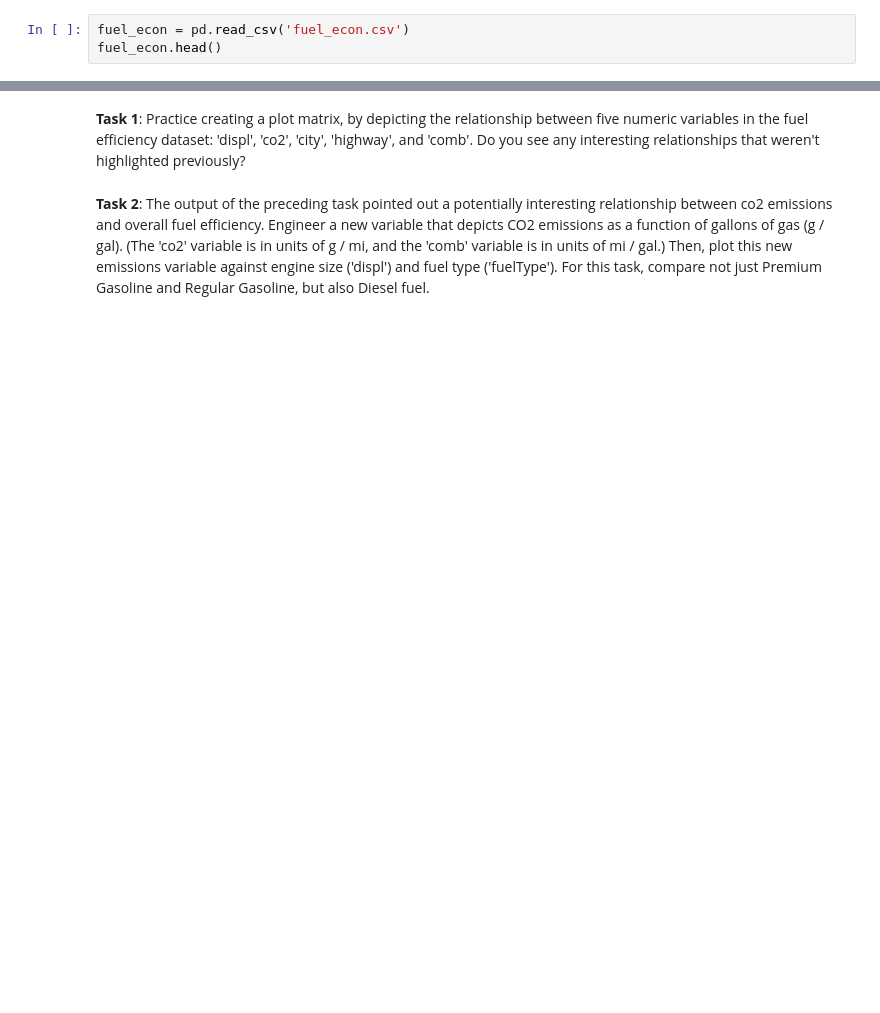
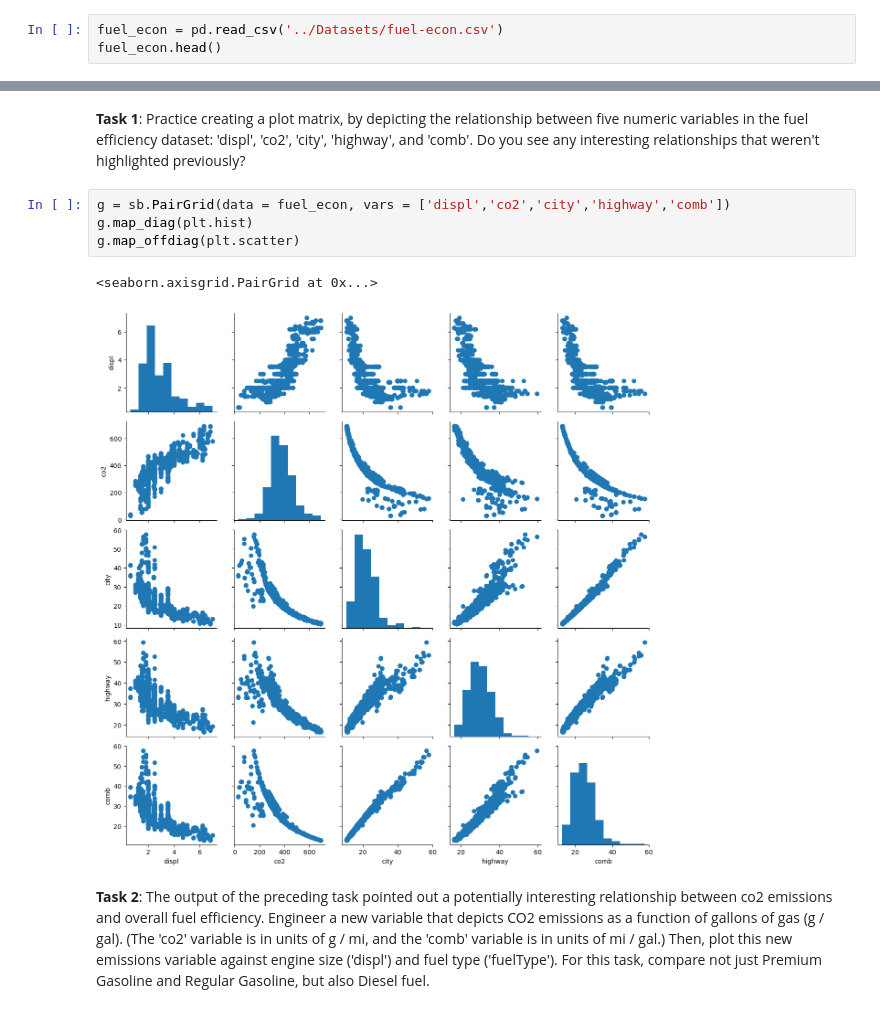
Before and after one commit to alyalsayed/AI-IEEE-CS23-ZSB, a Jupyter notebook: Task20/solution/13-2 Additional_Plot_Practice.ipynb, the cells around one changed output, grey strips where cells are left out. Drawn from its saved outputs; the diff is of its cells as text; blank space fills up the shorter version.

```diff
--- a/Task20/solution/13-2 Additional_Plot_Practice.ipynb
+++ b/Task20/solution/13-2 Additional_Plot_Practice.ipynb
@@ -9,7 +9,7 @@ import seaborn as sb
 # %% [markdown]
 We will continue to work with the fuel economy dataset in this workspace.
 # %%
-fuel_econ = pd.read_csv('fuel_econ.csv')
+fuel_econ = pd.read_csv('../Datasets/fuel-econ.csv')
 fuel_econ.head()
 # %% [output]
 |  | id | make | model | year | VClass | drive | trans | fuelType | cylinders | displ | pv2 | ... |
@@ -20,5 +20,12 @@ fuel_econ.head()
 | 4 | 32208 | Chevrolet | Malibu eAssist | 2013 | Midsize Cars | Front-Wheel Drive | Automatic (S6) | Regular Gasoline | 4 | 2.4 | 0 | ... |
 # %% [markdown]
 **Task 1**: Practice creating a plot matrix, by depicting the relationship between five numeric variables in the fuel efficiency dataset: 'displ', 'co2', 'city', 'highway', and 'comb'. Do you see any interesting relationships that weren't highlighted previously?
+# %%
+g = sb.PairGrid(data = fuel_econ, vars = ['displ','co2','city','highway','comb'])
+g.map_diag(plt.hist)
+g.map_offdiag(plt.scatter)
+# %% [output]
+<seaborn.axisgrid.PairGrid at 0x...>
+[figure, added]
 # %% [markdown]
 **Task 2**: The output of the preceding task pointed out a potentially interesting relationship between co2 emissions and overall fuel efficiency. Engineer a new variable that depicts CO2 emissions as a function of gallons of gas (g / gal). (The 'co2' variable is in units of g / mi, and the 'comb' variable is in units of mi / gal.) Then, plot this new emissions variable against engine size ('displ') and fuel type ('fuelType'). For this task, compare not just Premium Gasoline and Regular Gasoline, but also Diesel fuel.
```
Also changed, not shown: parts of 1 cell of this notebook, 3 other files.
